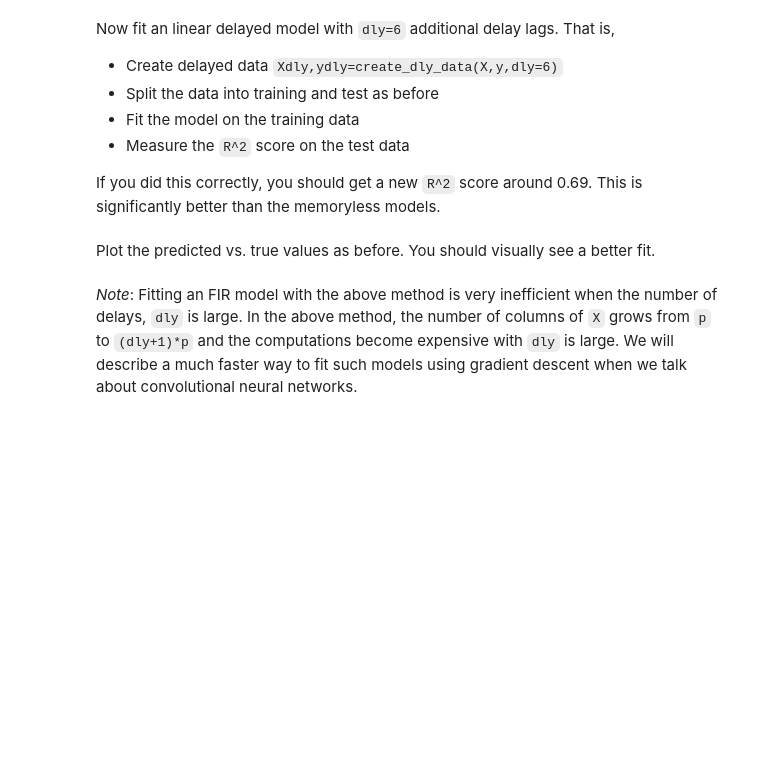
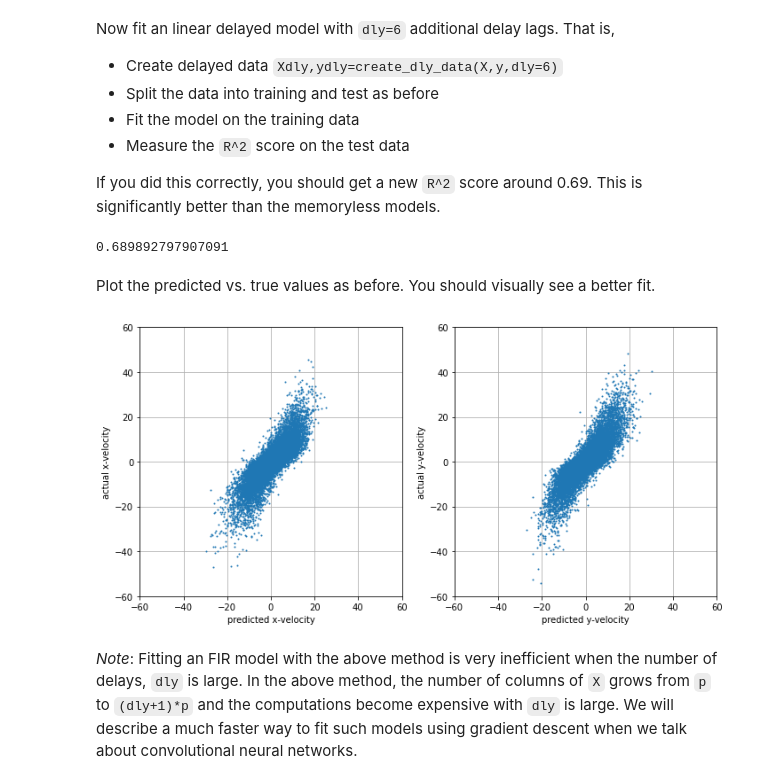
Before and after one commit to holistudio/introml, a Jupyter notebook: unit04_model_sel/lab_neural_partial_update.ipynb, the cells around one changed output. Drawn from its saved outputs; the diff is of its cells as text; code cells hidden in the pictures; blank space fills up the shorter version.

```diff
--- a/unit04_model_sel/lab_neural_partial_update.ipynb
+++ b/unit04_model_sel/lab_neural_partial_update.ipynb
@@ -130,3 +154,17 @@ def create_dly_data(X,y,dly):
+# %%
+def create_dly_data(X,y,dly):
+    """
+    Create delayed data
+    """
+    # TODO
+    n = X.shape[0]
+    p = X.shape[1]
+    Xdly = np.zeros((n-dly,(dly+1)*p))
+    for i in range(0,n-dly):
+        Xdly[i] = X[i:i+dly+1,:].reshape(1,(dly+1)*p)
+    ydly = y[dly:,:]
+
+    return Xdly, ydly
 # %% [markdown]
 Now fit an linear delayed model with `dly=6` additional delay lags.  That is,
 * Create delayed data `Xdly,ydly=create_dly_data(X,y,dly=6)`
@@ -140,2 +176,15 @@ If you did this correctly, you should get a new `R^2` score around 0.69.  This i
+# %%
+# TODO
+dly=6
+Xdly, ydly = create_dly_data(X,y,dly)
+
+Xtr, Xts, ytr, yts = train_test_split(Xdly, ydly, test_size=0.33)
+regr = LinearRegression()
+regr.fit(Xtr,ytr)
+yhat = regr.predict(Xts)
+rsq = r2_score(yts, yhat)
+print(rsq)
+# %% [output]
+0.689892797907091
 # %% [markdown]
 Plot the predicted vs. true values as before. You should visually see a better fit.
@@ -144,3 +191,23 @@ Plot the predicted vs. true values as before. You should visually see a better f
+# %%
+# TODO
+plt.figure(figsize=(10,5))
+plt.subplot(1,2,1)
+plt.plot(yhat[:,0],yts[:,0],'o',markersize=1)
+plt.xlim(-60,60)
+plt.ylim(-60,60)
+plt.xlabel('predicted x-velocity')
+plt.ylabel('actual x-velocity')
+plt.grid(True)
+plt.subplot(1,2,2)
+plt.plot(yhat[:,1],yts[:,1],'o',markersize=1)
+plt.xlim(-60,60)
+plt.ylim(-60,60)
+plt.xlabel('predicted y-velocity')
+plt.ylabel('actual y-velocity')
+plt.grid(True)
+plt.tight_layout()
+# %% [output]
+[figure, added]
 # %% [markdown]
 *Note*:  Fitting an FIR model with the above method is very inefficient when the number of delays, `dly` is large.  In the above method, the number of columns of `X` grows from `p` to `(dly+1)*p` and the computations become expensive with `dly` is large.  We will describe a much faster way to fit such models using gradient descent when we talk about convolutional neural networks.
 # %% [markdown]
```
Also changed, not shown: parts of 18 cells of this notebook, 5 other files.
